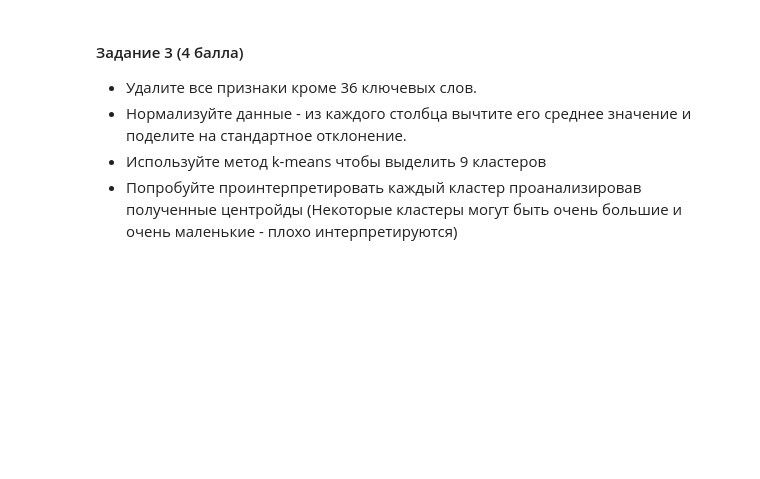
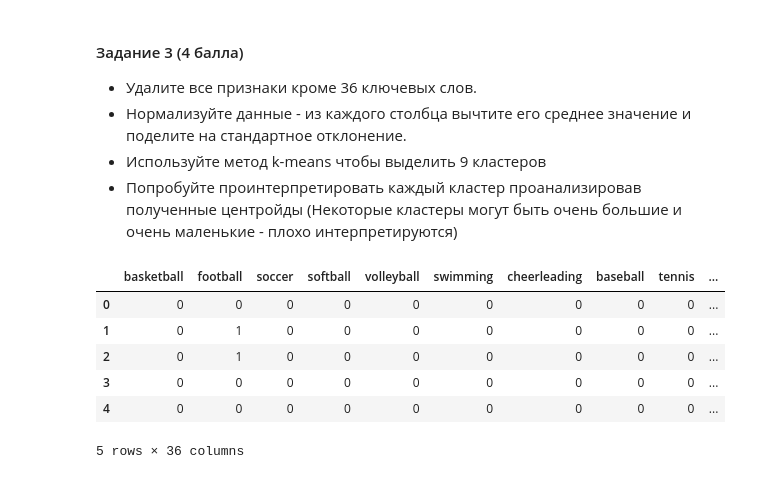
Before and after one commit to aitap/sphere-dm1-homework, a Jupyter notebook: hw1-kmeans/krylov.ipynb, the cells around one changed output. Drawn from its saved outputs; the diff is of its cells as text; code cells hidden in the pictures; blank space fills up the shorter version.

```diff
--- a/hw1-kmeans/krylov.ipynb
+++ b/hw1-kmeans/krylov.ipynb
@@ -140,0 +160,13 @@ df_sns.head()
+# %%
+# remove the uninteresting columns
+for col in ['gradyear','gender','age','friends']: del df_sns[col]
+
+df_sns.head()
+# %% [output]
+|  | basketball | football | soccer | softball | volleyball | swimming | cheerleading | baseball | tennis | ... |
+| 0 | 0 | 0 | 0 | 0 | 0 | 0 | 0 | 0 | 0 | ... |
+| 1 | 0 | 1 | 0 | 0 | 0 | 0 | 0 | 0 | 0 | ... |
+| 2 | 0 | 1 | 0 | 0 | 0 | 0 | 0 | 0 | 0 | ... |
+| 3 | 0 | 0 | 0 | 0 | 0 | 0 | 0 | 0 | 0 | ... |
+| 4 | 0 | 0 | 0 | 0 | 0 | 0 | 0 | 0 | 0 | ... |
+5 rows × 36 columns
```
Also changed, not shown: parts of 9 cells of this notebook.
